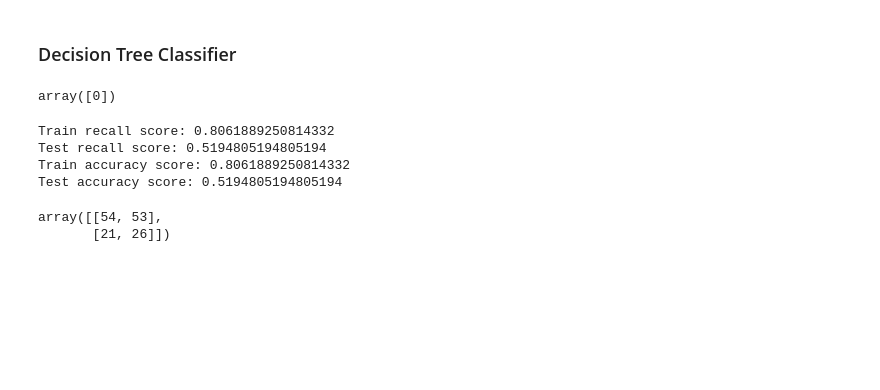
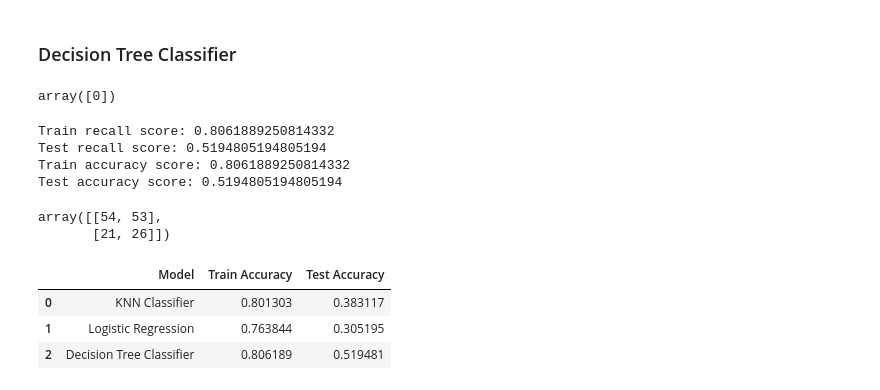
Before and after one commit to tandavala/diagnostically_predict_diabetes, a Jupyter notebook: src/trained_models/data_preprocessing_and_eda.ipynb, the cells around one changed output. Drawn from its saved outputs; the diff is of its cells as text; code cells hidden in the pictures; blank space fills up the shorter version.

```diff
--- a/src/trained_models/data_preprocessing_and_eda.ipynb
+++ b/src/trained_models/data_preprocessing_and_eda.ipynb
@@ -450,3 +450,11 @@ Train accuracy score: 0.8061889250814332
 Test accuracy score: 0.5194805194805194
 array([[54, 53],
        [21, 26]])
+# %%
+model_performance = model_performance.append(pd.Series({'Model':'Decision Tree Classifier', 'Train Accuracy': df_train_accuracy, 'Test Accuracy': df_test_accuracy }), ignore_index=True)
+model_performance
+# %% [output]
+|  | Model | Train Accuracy | Test Accuracy |
+| 0 | KNN Classifier | 0.801303 | 0.383117 |
+| 1 | Logistic Regression | 0.763844 | 0.305195 |
+| 2 | Decision Tree Classifier | 0.806189 | 0.519481 |
```
